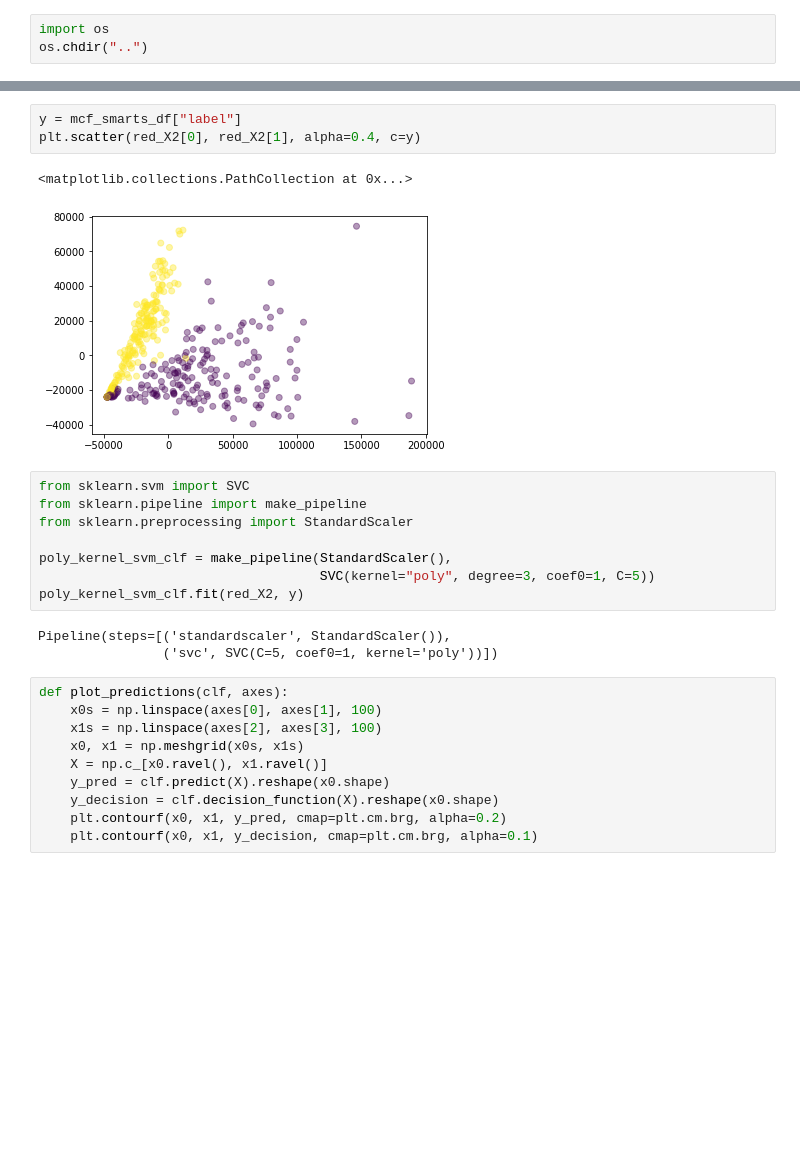
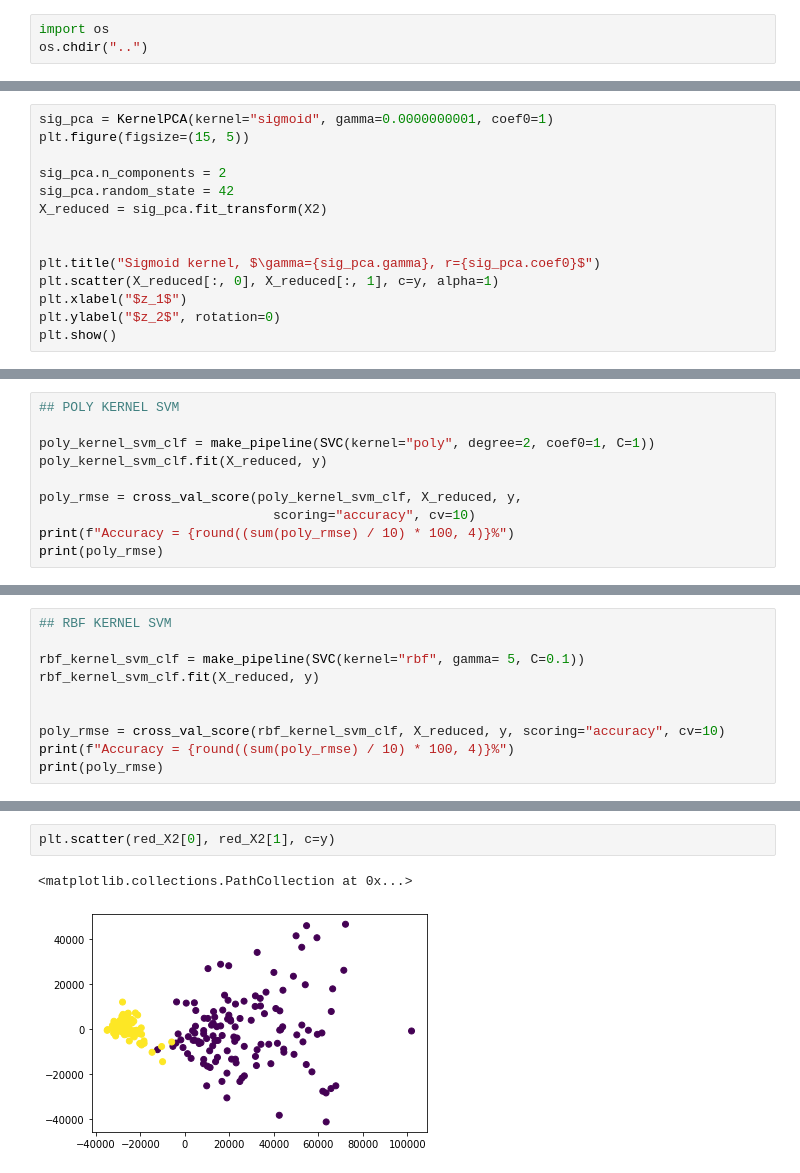
Before and after one commit to andreafabbricatore/ailab, a Jupyter notebook: data_vis/svm.ipynb, the cells around one changed output, grey strips where cells are left out. Saved outputs shown, nothing was run; the diff lists cells and outputs as text; blank space fills up the shorter version.

```diff
--- a/data_vis/svm.ipynb
+++ b/data_vis/svm.ipynb
@@ -20,0 +32,14 @@ y = mcf_smarts_df["label"]
+# %%
+sig_pca = KernelPCA(kernel="sigmoid", gamma=0.0000000001, coef0=1)
+plt.figure(figsize=(15, 5))
+
+sig_pca.n_components = 2
+sig_pca.random_state = 42
+X_reduced = sig_pca.fit_transform(X2)
+
+
+plt.title("Sigmoid kernel, $\gamma={sig_pca.gamma}, r={sig_pca.coef0}$")
+plt.scatter(X_reduced[:, 0], X_reduced[:, 1], c=y, alpha=1)
+plt.xlabel("$z_1$")
+plt.ylabel("$z_2$", rotation=0)
+plt.show()
@@ -20,0 +48,10 @@ y = mcf_smarts_df["label"]
+# %%
+## POLY KERNEL SVM
+
+poly_kernel_svm_clf = make_pipeline(SVC(kernel="poly", degree=2, coef0=1, C=1))
+poly_kernel_svm_clf.fit(X_reduced, y)
+
+poly_rmse = cross_val_score(poly_kernel_svm_clf, X_reduced, y,
+                              scoring="accuracy", cv=10)
+print(f"Accuracy = {round((sum(poly_rmse) / 10) * 100, 4)}%")
+print(poly_rmse)
@@ -20,0 +61,10 @@ y = mcf_smarts_df["label"]
+# %%
+## RBF KERNEL SVM
+
+rbf_kernel_svm_clf = make_pipeline(SVC(kernel="rbf", gamma= 5, C=0.1))
+rbf_kernel_svm_clf.fit(X_reduced, y)
+
+
+poly_rmse = cross_val_score(rbf_kernel_svm_clf, X_reduced, y, scoring="accuracy", cv=10)
+print(f"Accuracy = {round((sum(poly_rmse) / 10) * 100, 4)}%")
+print(poly_rmse)
@@ -46,27 +98,5 @@ red_X2
 # %%
-y = mcf_smarts_df["label"]
-plt.scatter(red_X2[0], red_X2[1], alpha=0.4, c=y)
+plt.scatter(red_X2[0], red_X2[1], c=y)
 # %% [output]
 <matplotlib.collections.PathCollection at 0x...>
-[figure, old version]
+[figure, new version]
-# %%
-from sklearn.svm import SVC
-from sklearn.pipeline import make_pipeline
-from sklearn.preprocessing import StandardScaler
-
-poly_kernel_svm_clf = make_pipeline(StandardScaler(),
-                                    SVC(kernel="poly", degree=3, coef0=1, C=5))
-poly_kernel_svm_clf.fit(red_X2, y)
-# %% [output]
-Pipeline(steps=[('standardscaler', StandardScaler()),
-                ('svc', SVC(C=5, coef0=1, kernel='poly'))])
-# %%
-def plot_predictions(clf, axes):
-    x0s = np.linspace(axes[0], axes[1], 100)
-    x1s = np.linspace(axes[2], axes[3], 100)
-    x0, x1 = np.meshgrid(x0s, x1s)
-    X = np.c_[x0.ravel(), x1.ravel()]
-    y_pred = clf.predict(X).reshape(x0.shape)
-    y_decision = clf.decision_function(X).reshape(x0.shape)
-    plt.contourf(x0, x1, y_pred, cmap=plt.cm.brg, alpha=0.2)
-    plt.contourf(x0, x1, y_decision, cmap=plt.cm.brg, alpha=0.1)
```
Also changed, not shown: parts of 37 cells of this notebook.
